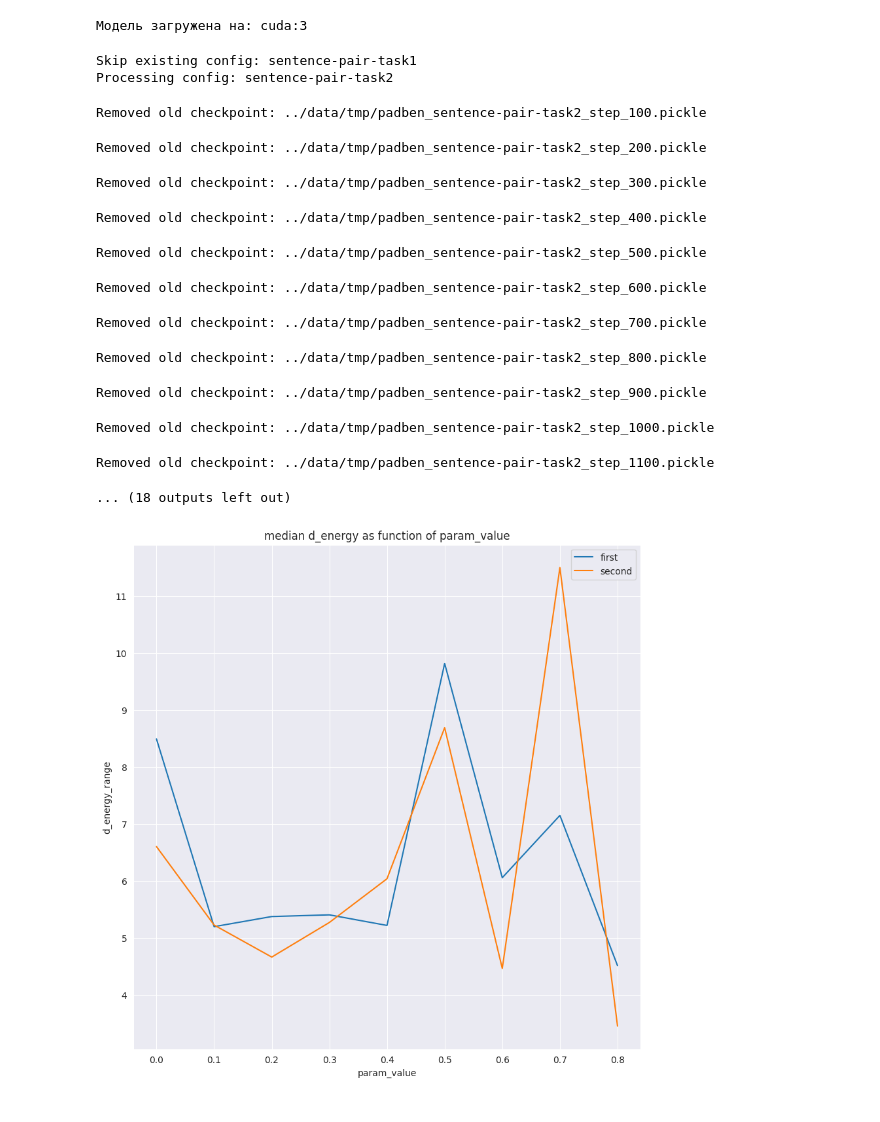
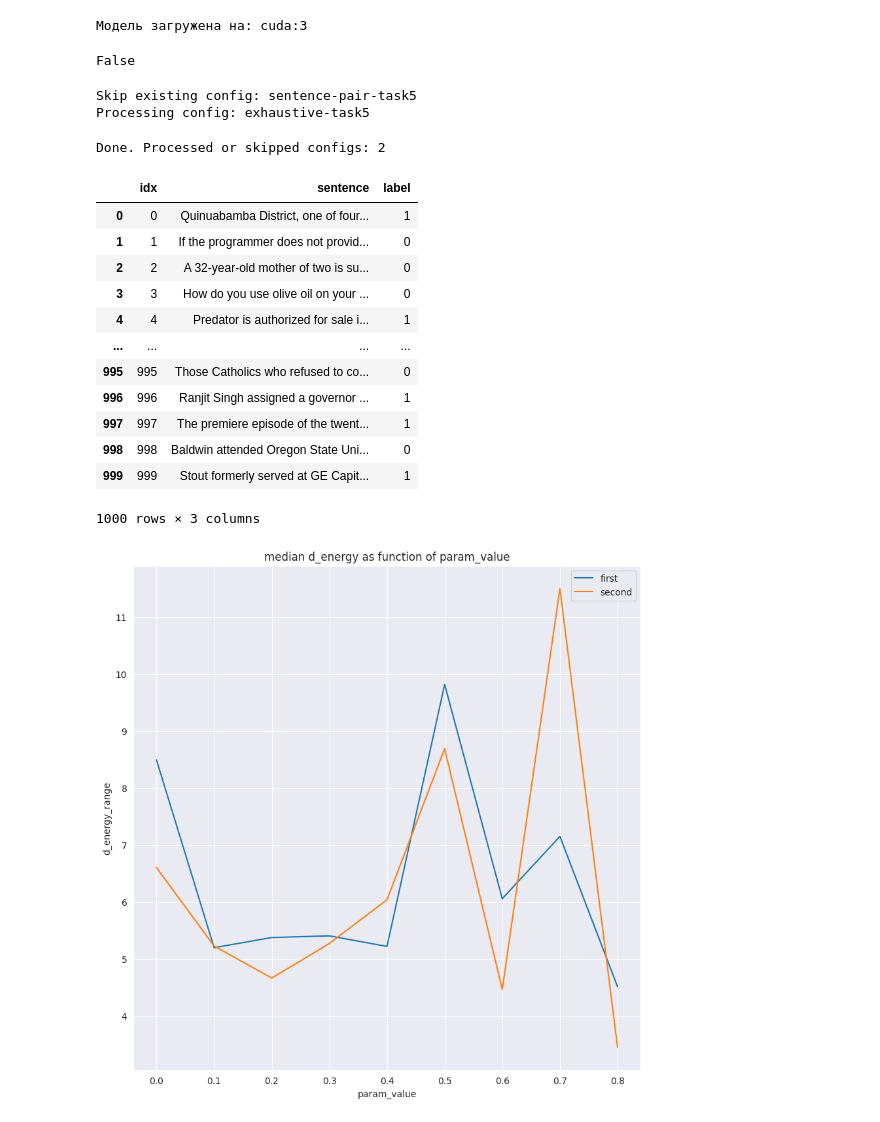
Before and after one commit to candelabrum/PHDQ, a Jupyter notebook: experiments/PADBEN.ipynb, the cells around one changed output. Cells and saved outputs as stored; diff of their text form; code cells hidden in the pictures.

```diff
--- a/experiments/PADBEN.ipynb
+++ b/experiments/PADBEN.ipynb
@@ -94,3 +100,7 @@ tokenizer, model = load_qwen_model("google/gemma-4-E4B-it", device='cuda:3', tok
+# %%
+'p2hd' in df_tmp
+# %% [output]
+False
 # %%
 from tqdm import tqdm
 from phd_scale import PHDimScale, get_embeds, plot_median_by_param_value
@@ -132,7 +142,8 @@ def clear_checkpoints(config_name):
 
 
 all_results = {}
-for config_name in configs:
+configs5 = [config for config in configs if '5' in config]
+for config_name in configs5[:2]:
     output_path = f"../data/padben_{config_name}.pickle"
     trim_checkpoints(config_name, keep_last=2)
 
@@ -144,7 +155,11 @@ for config_name in configs:
 
     print(f"Processing config: {config_name}")
     dataset = load_dataset("JonathanZha/PADBen", config_name)
-    df_en = build_padben_df_en(dataset)
+    limit = 100
+    if 'sentence-pair' in config_name:
+        df_en = build_padben_df_en(dataset).iloc[:limit, :]
+    else:
+        df_en = pd.DataFrame(dataset['train'][:limit]).rename(columns={'sentence': 'text'})
 
     d_hat_stats_df_list = []
     d_energy_range_stats_df_list = []
@@ -155,6 +170,7 @@ for config_name in configs:
 
     texts = df_en["text"].values.tolist()
     indices = df_en.index.tolist()
+    df_en['phd'] = get_phd(df_en, tokenizer, model.float())
 
     for index_num, (text, index) in enumerate(tqdm(zip(texts, indices), total=len(texts), desc=config_name)):
         embeds, tokens = get_embeds(text, tokenizer, model, returns_tokenized=True)
@@ -205,17 +221,6 @@ with open("../data/padben_all_configs.pickle", "wb") as fd:
 
 print("Done. Processed or skipped configs:", len(all_results))
 # %% [output]
-Skip existing config: sentence-pair-task1
-Processing config: sentence-pair-task2
+Skip existing config: sentence-pair-task5
+Processing config: exhaustive-task5
-Removed old checkpoint: ../data/tmp/padben_sentence-pair-task2_step_100.pickle
+Done. Processed or skipped configs: 2
-Removed old checkpoint: ../data/tmp/padben_sentence-pair-task2_step_200.pickle
-Removed old checkpoint: ../data/tmp/padben_sentence-pair-task2_step_300.pickle
-Removed old checkpoint: ../data/tmp/padben_sentence-pair-task2_step_400.pickle
-Removed old checkpoint: ../data/tmp/padben_sentence-pair-task2_step_500.pickle
-Removed old checkpoint: ../data/tmp/padben_sentence-pair-task2_step_600.pickle
-Removed old checkpoint: ../data/tmp/padben_sentence-pair-task2_step_700.pickle
-Removed old checkpoint: ../data/tmp/padben_sentence-pair-task2_step_800.pickle
-Removed old checkpoint: ../data/tmp/padben_sentence-pair-task2_step_900.pickle
-Removed old checkpoint: ../data/tmp/padben_sentence-pair-task2_step_1000.pickle
-Removed old checkpoint: ../data/tmp/padben_sentence-pair-task2_step_1100.pickle
-... (18 outputs left out)
@@ -224,3 +227,19 @@ Removed old checkpoint: ../data/tmp/padben_sentence-pair-task2_step_1100.pickle
+# %%
+pd.DataFrame(dataset['train'][:1000])
+# %% [output]
+|  | idx | sentence | label |
+| 0 | 0 | Quinuabamba District, one of four... | 1 |
+| 1 | 1 | If the programmer does not provid... | 0 |
+| 2 | 2 | A 32-year-old mother of two is su... | 0 |
+| 3 | 3 | How do you use olive oil on your ... | 0 |
+| 4 | 4 | Predator is authorized for sale i... | 1 |
+| ... | ... | ... | ... |
+| 995 | 995 | Those Catholics who refused to co... | 0 |
+| 996 | 996 | Ranjit Singh assigned a governor ... | 1 |
+| 997 | 997 | The premiere episode of the twent... | 1 |
+| 998 | 998 | Baldwin attended Oregon State Uni... | 0 |
+| 999 | 999 | Stout formerly served at GE Capit... | 1 |
+1000 rows × 3 columns
 # %%
 # number_of_texts = 45000
 number_of_texts = df_en.shape[0]
```
Also changed, not shown: parts of 3 cells of this notebook, 3 other files.
